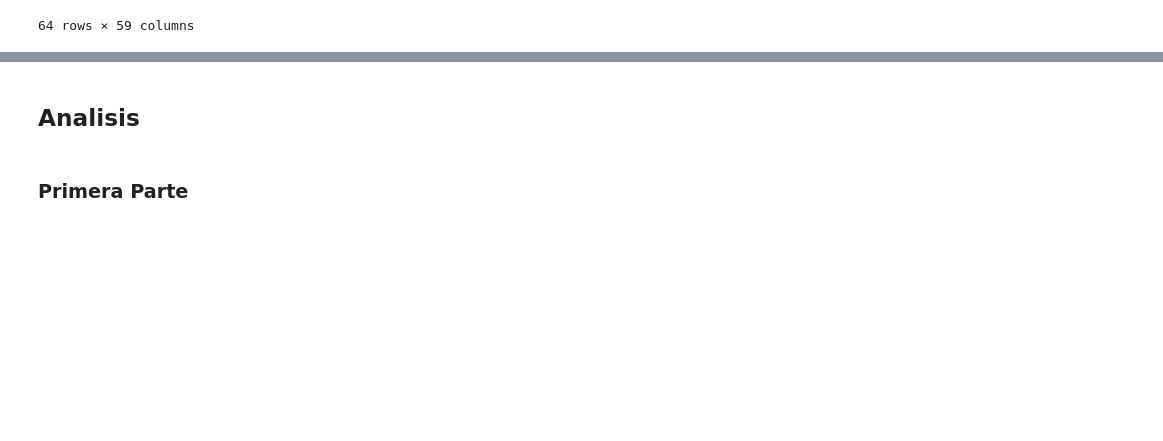
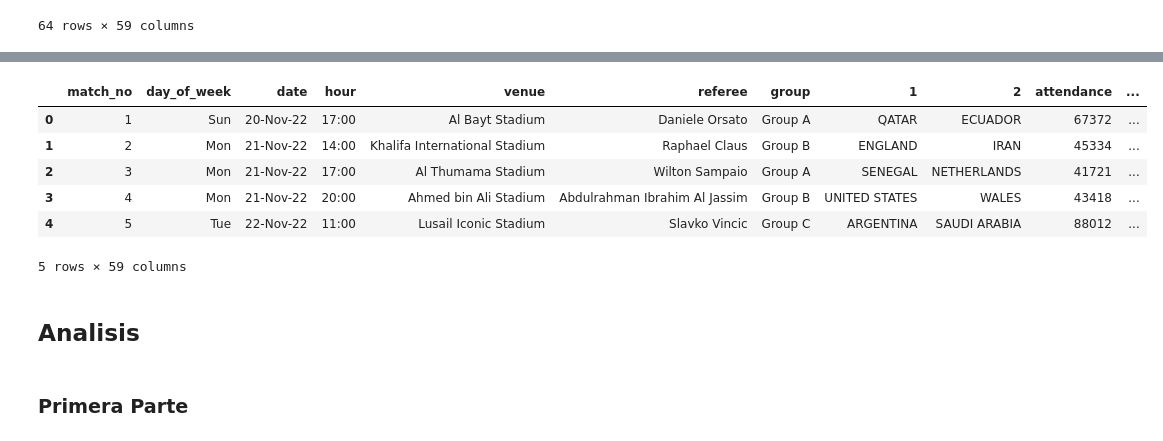
Before and after one commit to matid2710/tecnologias-emergentes-4d-mundial-qatar-2022-mundial-qatar-2022, a Jupyter notebook: mundial_qatar_2022.ipynb, the cells around one changed output, grey strips where cells are left out. Drawn from its saved outputs; the diff is of its cells as text; code cells hidden in the pictures; blank space fills up the shorter version.

```diff
--- a/mundial_qatar_2022.ipynb
+++ b/mundial_qatar_2022.ipynb
@@ -55,3 +111,13 @@ Total_Partidos = mundial['match_no'].sum()
+# %%
+mundial.head()
+# %% [output]
+|  | match_no | day_of_week | date | hour | venue | referee | group | 1 | 2 | attendance | ... |
+| 0 | 1 | Sun | 20-Nov-22 | 17:00 | Al Bayt Stadium | Daniele Orsato | Group A | QATAR | ECUADOR | 67372 | ... |
+| 1 | 2 | Mon | 21-Nov-22 | 14:00 | Khalifa International Stadium | Raphael Claus | Group B | ENGLAND | IRAN | 45334 | ... |
+| 2 | 3 | Mon | 21-Nov-22 | 17:00 | Al Thumama Stadium | Wilton Sampaio | Group A | SENEGAL | NETHERLANDS | 41721 | ... |
+| 3 | 4 | Mon | 21-Nov-22 | 20:00 | Ahmed bin Ali Stadium | Abdulrahman Ibrahim Al Jassim | Group B | UNITED STATES | WALES | 43418 | ... |
+| 4 | 5 | Tue | 22-Nov-22 | 11:00 | Lusail Iconic Stadium | Slavko Vincic | Group C | ARGENTINA | SAUDI ARABIA | 88012 | ... |
+5 rows × 59 columns
 # %% [markdown]
 ## Analisis
 # %% [markdown]
```
Also changed, not shown: parts of 18 cells of this notebook.
